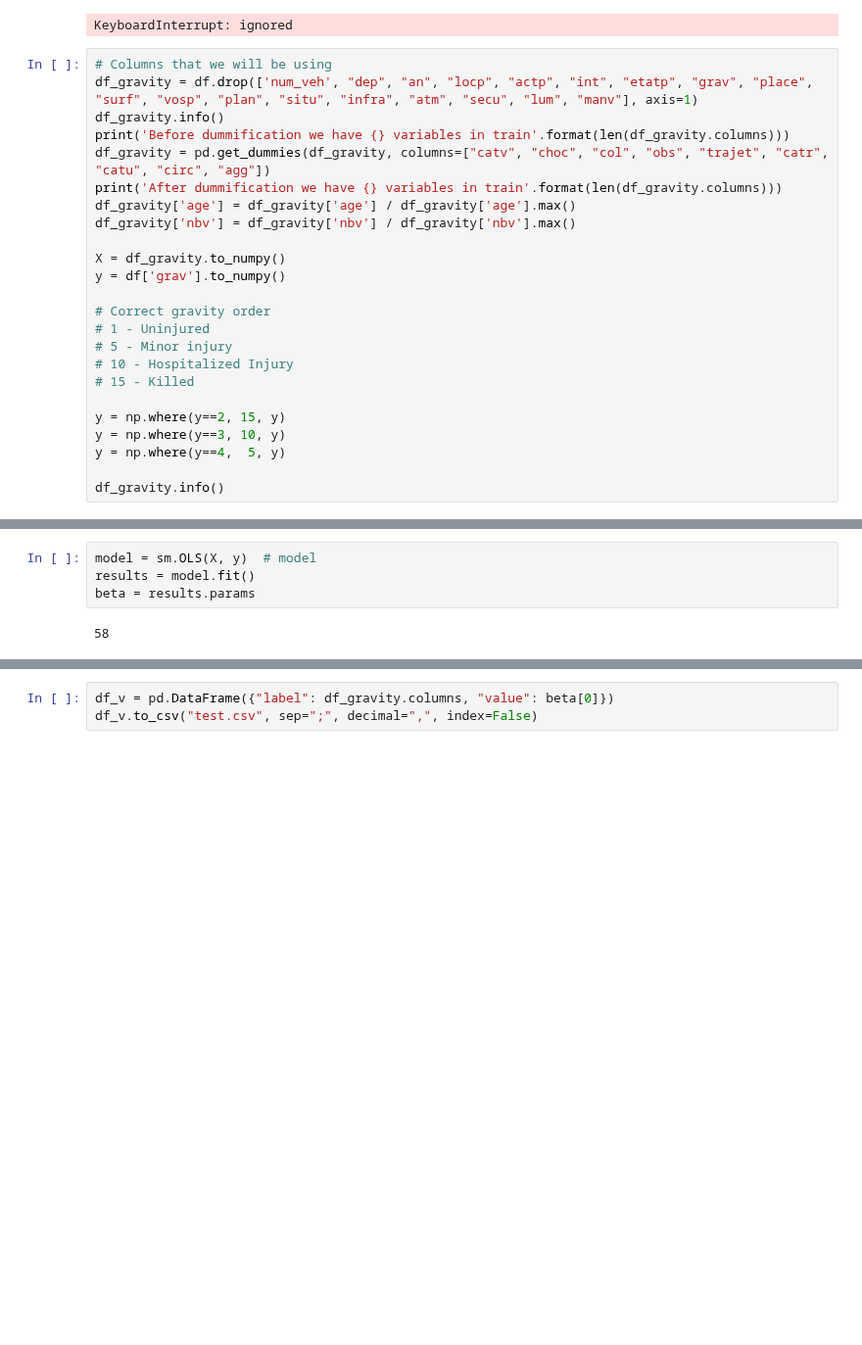
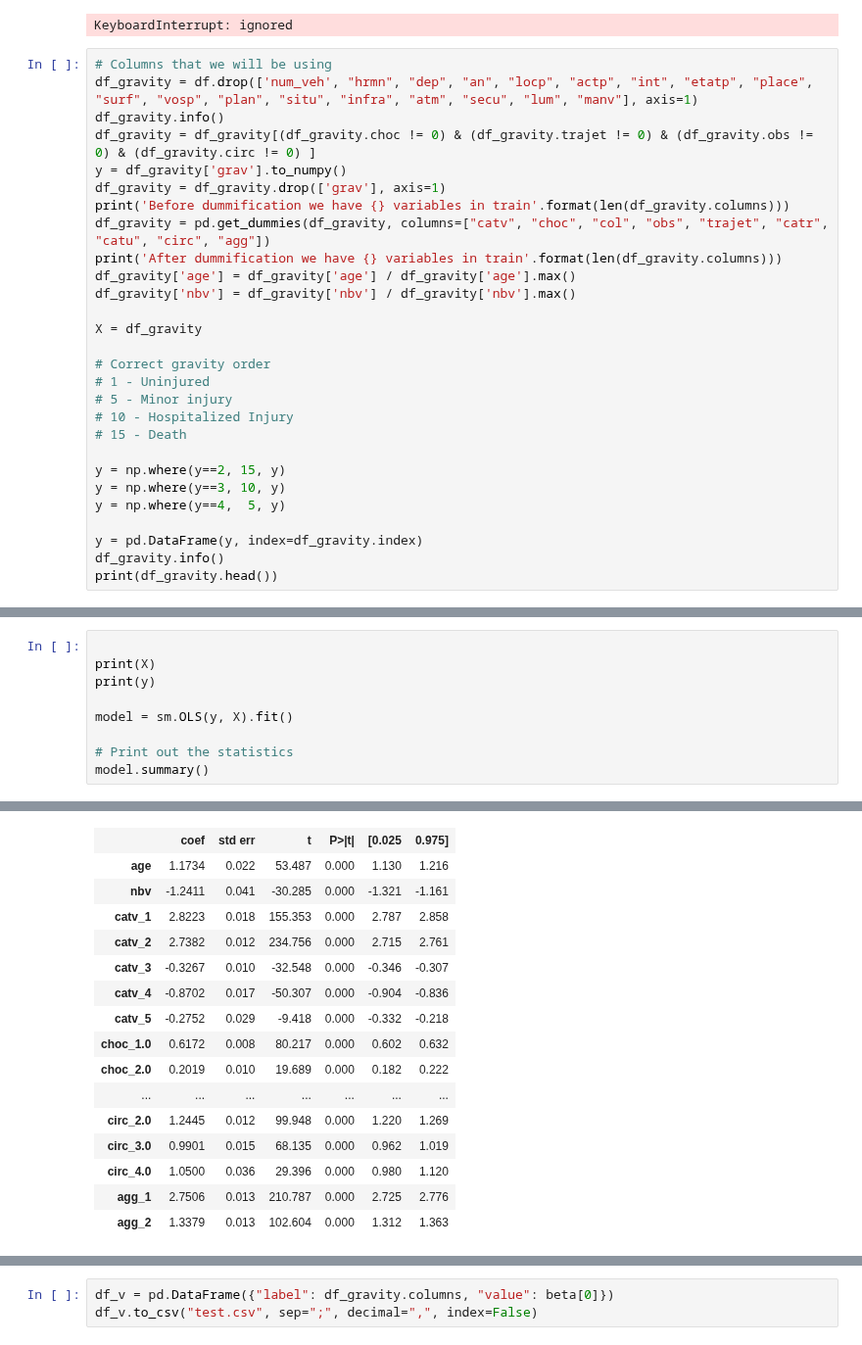
Before and after one commit to maicken/traffic-accident-injury-analysis, a Jupyter notebook: INF442_P8.ipynb, the cells around one changed output, grey strips where cells are left out. Shown at 98% size. Drawn from its saved outputs; the diff is of its cells as text; blank space fills up the shorter version.

```diff
--- a/INF442_P8.ipynb
+++ b/INF442_P8.ipynb
@@ -80,28 +76,32 @@ for f in range(X_train.shape[1]):
 KeyboardInterrupt: ignored
 # %%
 # Columns that we will be using
-df_gravity = df.drop(['num_veh', "dep", "an", "locp", "actp", "int", "etatp", "grav", "place", "surf", "vosp", "plan", "situ", "infra", "atm", "secu", "lum", "manv"], axis=1)
+df_gravity = df.drop(['num_veh', "hrmn", "dep", "an", "locp", "actp", "int", "etatp", "place", "surf", "vosp", "plan", "situ", "infra", "atm", "secu", "lum", "manv"], axis=1)
 df_gravity.info()
+df_gravity = df_gravity[(df_gravity.choc != 0) & (df_gravity.trajet != 0) & (df_gravity.obs != 0) & (df_gravity.circ != 0) ]
+y = df_gravity['grav'].to_numpy()
+df_gravity = df_gravity.drop(['grav'], axis=1)
 print('Before dummification we have {} variables in train'.format(len(df_gravity.columns)))
 df_gravity = pd.get_dummies(df_gravity, columns=["catv", "choc", "col", "obs", "trajet", "catr", "catu", "circ", "agg"])
 print('After dummification we have {} variables in train'.format(len(df_gravity.columns)))
 df_gravity['age'] = df_gravity['age'] / df_gravity['age'].max()
 df_gravity['nbv'] = df_gravity['nbv'] / df_gravity['nbv'].max()
 
-X = df_gravity.to_numpy()
-y = df['grav'].to_numpy()
+X = df_gravity
 
 # Correct gravity order
 # 1 - Uninjured
 # 5 - Minor injury
 # 10 - Hospitalized Injury
-# 15 - Killed
+# 15 - Death
 
 y = np.where(y==2, 15, y)
 y = np.where(y==3, 10, y)
 y = np.where(y==4,  5, y)
 
+y = pd.DataFrame(y, index=df_gravity.index)
 df_gravity.info()
+print(df_gravity.head())
 # %% [output]
 <class 'pandas.core.frame.DataFrame'>
 Int64Index: 1232233 entries, 201800000001 to 201000069386
@@ -123,6 +123,10 @@ memory usage: 94.0 MB
-# %%
-model = sm.OLS(X, y)  # model
-results = model.fit()
-beta = results.params
-# %% [output]
-58
+# %%
+
+print(X)
+print(y)
+
+model = sm.OLS(y, X).fit()
+
+# Print out the statistics
+model.summary()
+# %% [output]
@@ -128,0 +160,16 @@ beta = results.params
+|  | coef | std err | t | P>|t| | [0.025 | 0.975] |
+| age | 1.1734 | 0.022 | 53.487 | 0.000 | 1.130 | 1.216 |
+| nbv | -1.2411 | 0.041 | -30.285 | 0.000 | -1.321 | -1.161 |
+| catv_1 | 2.8223 | 0.018 | 155.353 | 0.000 | 2.787 | 2.858 |
+| catv_2 | 2.7382 | 0.012 | 234.756 | 0.000 | 2.715 | 2.761 |
+| catv_3 | -0.3267 | 0.010 | -32.548 | 0.000 | -0.346 | -0.307 |
+| catv_4 | -0.8702 | 0.017 | -50.307 | 0.000 | -0.904 | -0.836 |
+| catv_5 | -0.2752 | 0.029 | -9.418 | 0.000 | -0.332 | -0.218 |
+| choc_1.0 | 0.6172 | 0.008 | 80.217 | 0.000 | 0.602 | 0.632 |
+| choc_2.0 | 0.2019 | 0.010 | 19.689 | 0.000 | 0.182 | 0.222 |
+| ... | ... | ... | ... | ... | ... | ... |
+| circ_2.0 | 1.2445 | 0.012 | 99.948 | 0.000 | 1.220 | 1.269 |
+| circ_3.0 | 0.9901 | 0.015 | 68.135 | 0.000 | 0.962 | 1.019 |
+| circ_4.0 | 1.0500 | 0.036 | 29.396 | 0.000 | 0.980 | 1.120 |
+| agg_1 | 2.7506 | 0.013 | 210.787 | 0.000 | 2.725 | 2.776 |
+| agg_2 | 1.3379 | 0.013 | 102.604 | 0.000 | 1.312 | 1.363 |
```
Also changed, not shown: parts of 6 cells of this notebook.
